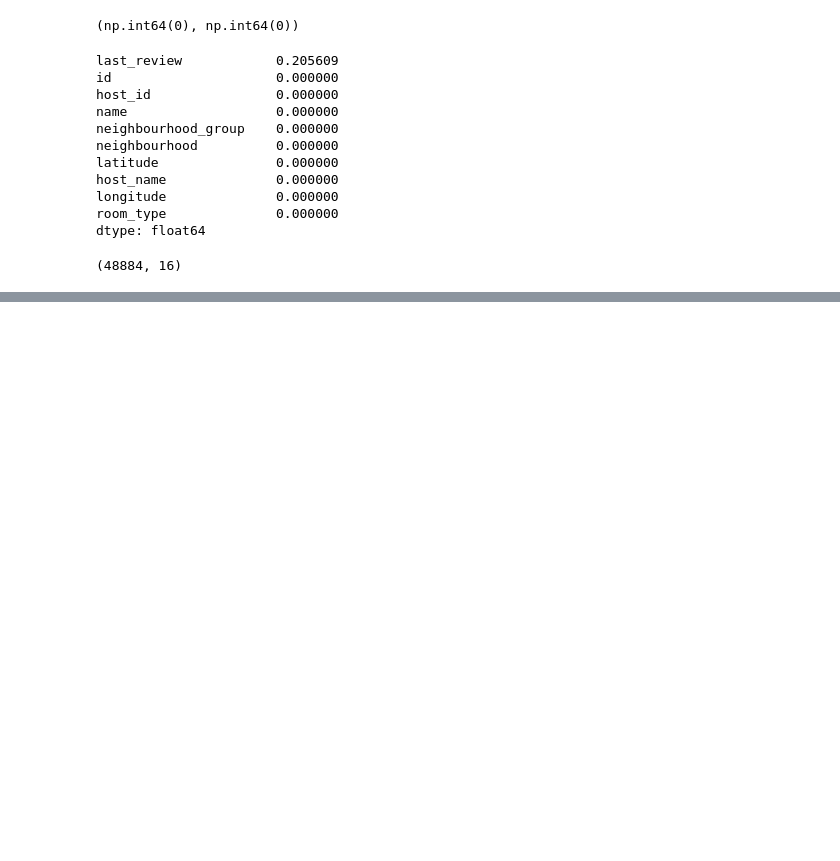
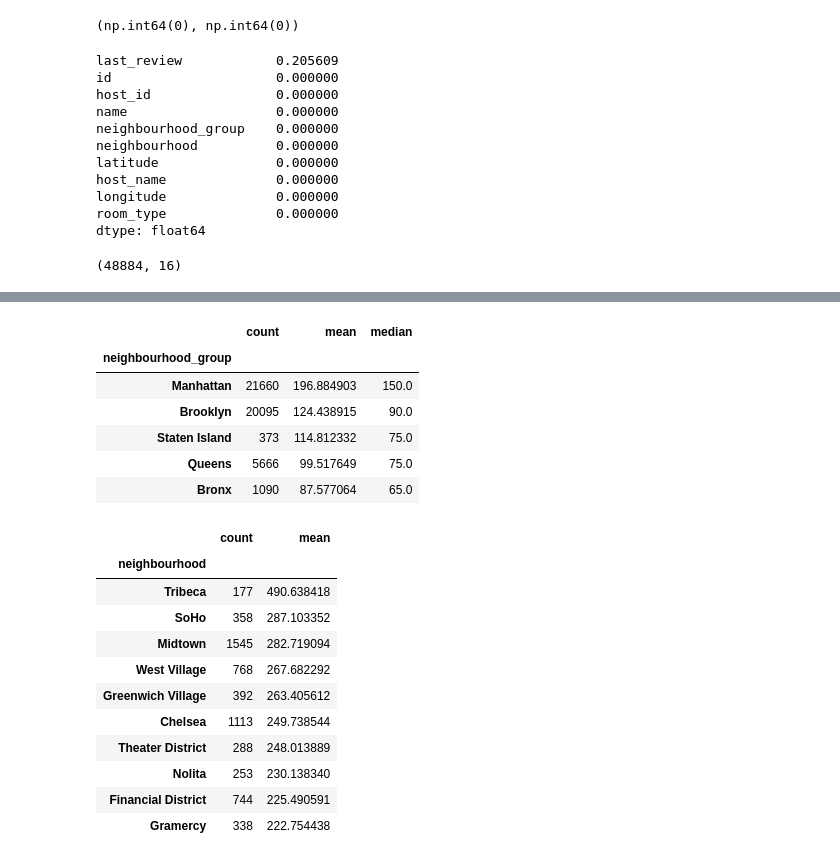
Before and after one commit to 4GeeksAcademy/Proyecto-de-Preprocesamiento-de-DatosVinss025, a Jupyter notebook: src/explore.ipynb, the cells around one changed output, grey strips where cells are left out. Drawn from its saved outputs; the diff is of its cells as text; code cells hidden in the pictures; blank space fills up the shorter version.

```diff
--- a/src/explore.ipynb
+++ b/src/explore.ipynb
@@ -98,0 +168,26 @@ df.shape
+# %%
+display(df.groupby("neighbourhood_group")["price"].agg(["count","mean","median"]).sort_values("mean", ascending=False))
+
+min_listings = 100
+tmp = df.groupby("neighbourhood")["price"].agg(["count","mean"]).query("count >= @min_listings").sort_values("mean", ascending=False)
+display(tmp.head(10))
+# %% [output]
+|  | count | mean | median |
+| neighbourhood_group |  |  |  |
+| Manhattan | 21660 | 196.884903 | 150.0 |
+| Brooklyn | 20095 | 124.438915 | 90.0 |
+| Staten Island | 373 | 114.812332 | 75.0 |
+| Queens | 5666 | 99.517649 | 75.0 |
+| Bronx | 1090 | 87.577064 | 65.0 |
+|  | count | mean |
+| neighbourhood |  |  |
+| Tribeca | 177 | 490.638418 |
+| SoHo | 358 | 287.103352 |
+| Midtown | 1545 | 282.719094 |
+| West Village | 768 | 267.682292 |
+| Greenwich Village | 392 | 263.405612 |
+| Chelsea | 1113 | 249.738544 |
+| Theater District | 288 | 248.013889 |
+| Nolita | 253 | 230.138340 |
+| Financial District | 744 | 225.490591 |
+| Gramercy | 338 | 222.754438 |
```
Also changed, not shown: parts of 5 cells of this notebook.
